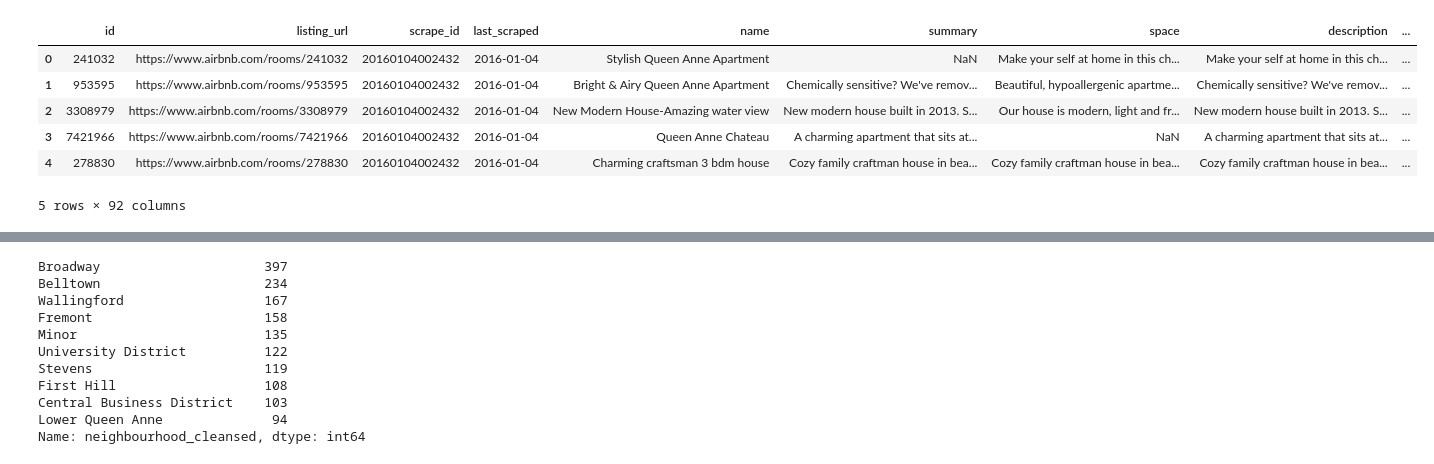
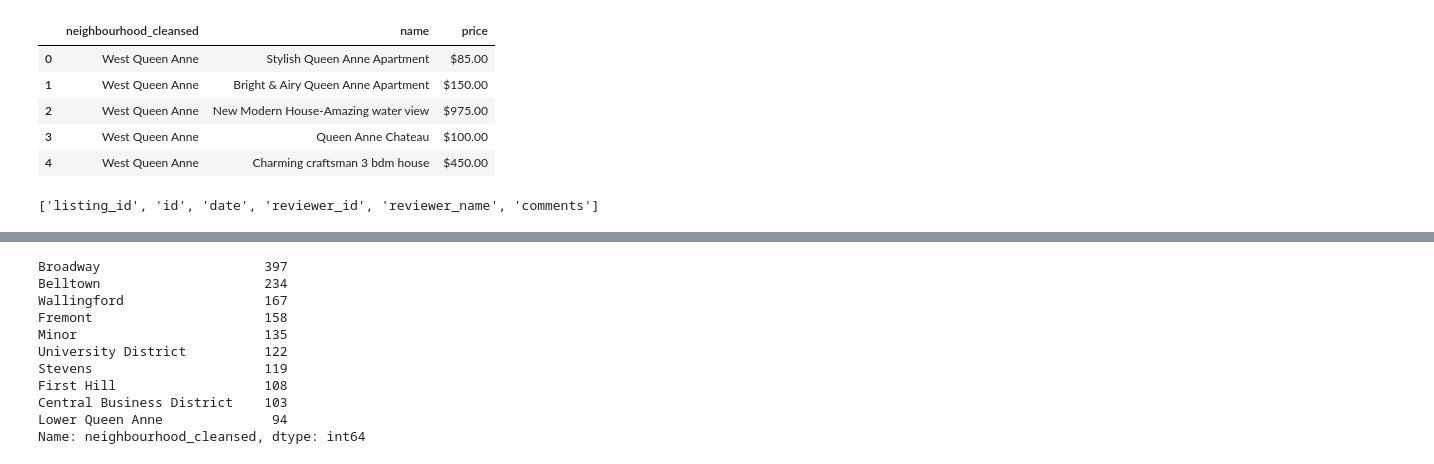
Before and after one commit to xKURTx/Project-1, a Jupyter notebook: Project 1.ipynb, the cells around one changed output, grey strips where cells are left out. Saved outputs shown, nothing was run; the diff lists cells and outputs as text; code cells hidden in the pictures.

```diff
--- a/Project 1.ipynb
+++ b/Project 1.ipynb
@@ -12,11 +42,16 @@ cdf = pd.read_csv(path + 'calendar.csv')
 # %%
 #get a first look at the listings data
-ldf.head()
+ldf[['neighbourhood_cleansed', 'name', 'price']].head()
 # %% [output]
-|  | id | listing_url | scrape_id | last_scraped | name | summary | space | description | ... |
-| 0 | 241032 | https://www.airbnb.com/rooms/241032 | 20160104002432 | 2016-01-04 | Stylish Queen Anne Apartment | NaN | Make your self at home in this ch... | Make your self at home in this ch... | ... |
-| 1 | 953595 | https://www.airbnb.com/rooms/953595 | 20160104002432 | 2016-01-04 | Bright & Airy Queen Anne Apartment | Chemically sensitive? We've remov... | Beautiful, hypoallergenic apartme... | Chemically sensitive? We've remov... | ... |
-| 2 | 3308979 | https://www.airbnb.com/rooms/3308979 | 20160104002432 | 2016-01-04 | New Modern House-Amazing water view | New modern house built in 2013. S... | Our house is modern, light and fr... | New modern house built in 2013. S... | ... |
-| 3 | 7421966 | https://www.airbnb.com/rooms/7421966 | 20160104002432 | 2016-01-04 | Queen Anne Chateau | A charming apartment that sits at... | NaN | A charming apartment that sits at... | ... |
-| 4 | 278830 | https://www.airbnb.com/rooms/278830 | 20160104002432 | 2016-01-04 | Charming craftsman 3 bdm house | Cozy family craftman house in bea... | Cozy family craftman house in bea... | Cozy family craftman house in bea... | ... |
+|  | neighbourhood_cleansed | name | price |
+| 0 | West Queen Anne | Stylish Queen Anne Apartment | $85.00 |
+| 1 | West Queen Anne | Bright & Airy Queen Anne Apartment | $150.00 |
+| 2 | West Queen Anne | New Modern House-Amazing water view | $975.00 |
+| 3 | West Queen Anne | Queen Anne Chateau | $100.00 |
+| 4 | West Queen Anne | Charming craftsman 3 bdm house | $450.00 |
-5 rows × 92 columns
+# %%
+#list all the columns in the reviews dataframe to find relevant data. Here we can use the listings_id to determine the number
+#of reviews for a given listing.
+list(rdf)
+# %% [output]
+['listing_id', 'id', 'date', 'reviewer_id', 'reviewer_name', 'comments']
```
Also changed, not shown: parts of 12 cells of this notebook.
